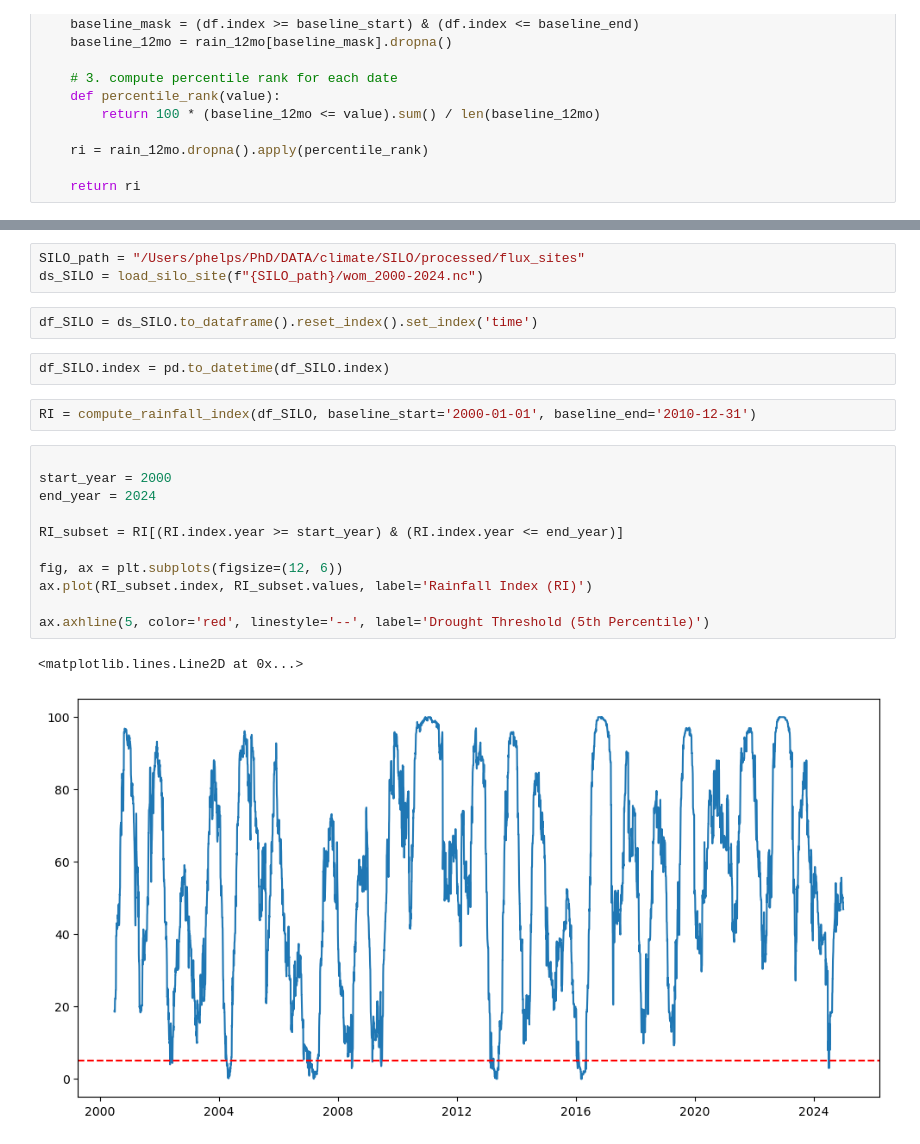
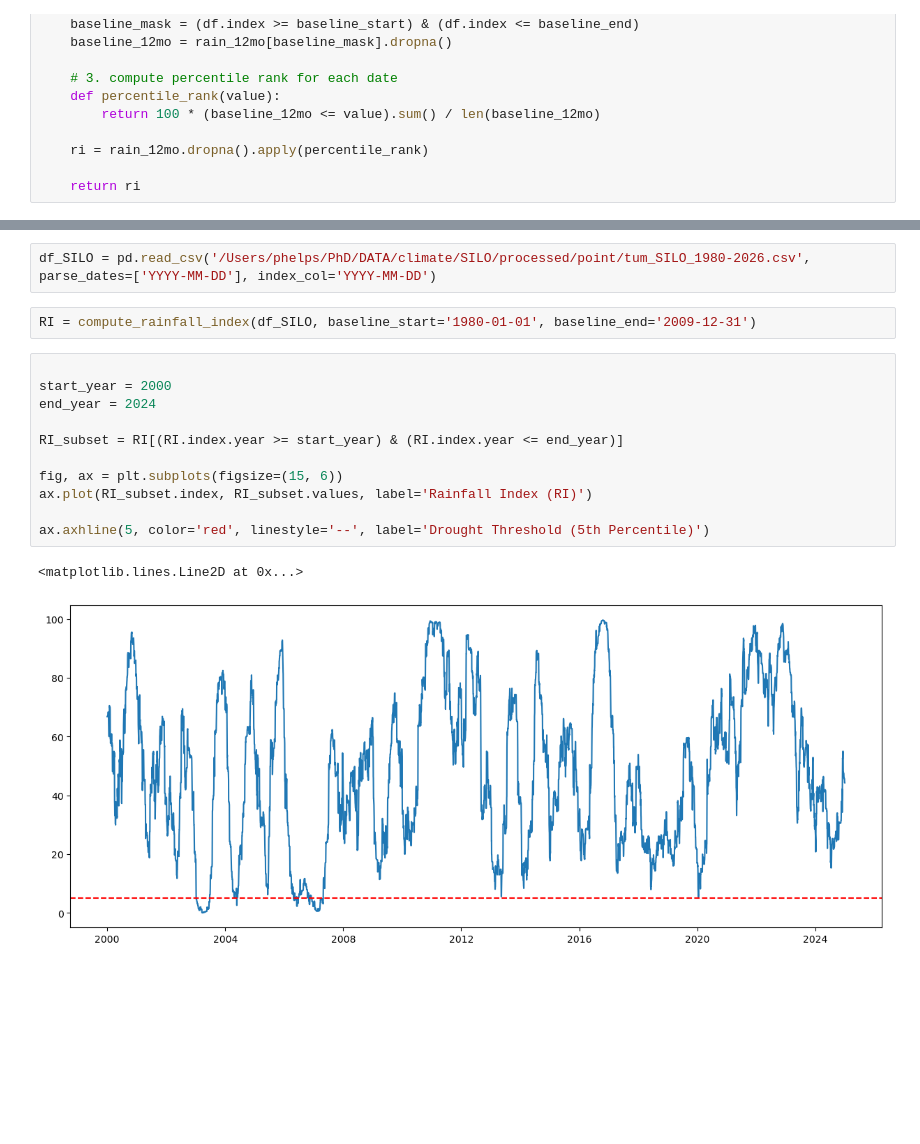
Before and after one commit to joephelps/PhD, a Jupyter notebook: notebooks/python/RI.ipynb, the cells around one changed output, grey strips where cells are left out. Saved outputs shown, nothing was run; the diff lists cells and outputs as text; blank space fills up the shorter version.

```diff
--- a/notebooks/python/RI.ipynb
+++ b/notebooks/python/RI.ipynb
@@ -58,23 +42,18 @@ def load_silo_site(ncfile):
-# %%
-SILO_path = "/Users/phelps/PhD/DATA/climate/SILO/processed/flux_sites"
-ds_SILO = load_silo_site(f"{SILO_path}/wom_2000-2024.nc")
-# %%
-df_SILO = ds_SILO.to_dataframe().reset_index().set_index('time')
-# %%
-df_SILO.index = pd.to_datetime(df_SILO.index)
+# %%
+df_SILO = pd.read_csv('/Users/phelps/PhD/DATA/climate/SILO/processed/point/tum_SILO_1980-2026.csv', parse_dates=['YYYY-MM-DD'], index_col='YYYY-MM-DD')
 # %%
-RI = compute_rainfall_index(df_SILO, baseline_start='2000-01-01', baseline_end='2010-12-31')
+RI = compute_rainfall_index(df_SILO, baseline_start='1980-01-01', baseline_end='2009-12-31')
 # %%
 
 start_year = 2000
 end_year = 2024
 
 RI_subset = RI[(RI.index.year >= start_year) & (RI.index.year <= end_year)]
 
-fig, ax = plt.subplots(figsize=(12, 6))
+fig, ax = plt.subplots(figsize=(15, 6))
 ax.plot(RI_subset.index, RI_subset.values, label='Rainfall Index (RI)')
 
 ax.axhline(5, color='red', linestyle='--', label='Drought Threshold (5th Percentile)')
 # %% [output]
 <matplotlib.lines.Line2D at 0x...>
-[figure, old version]
+[figure, new version]
```
Also changed, not shown: parts of 1 cell of this notebook, 2 other files.
